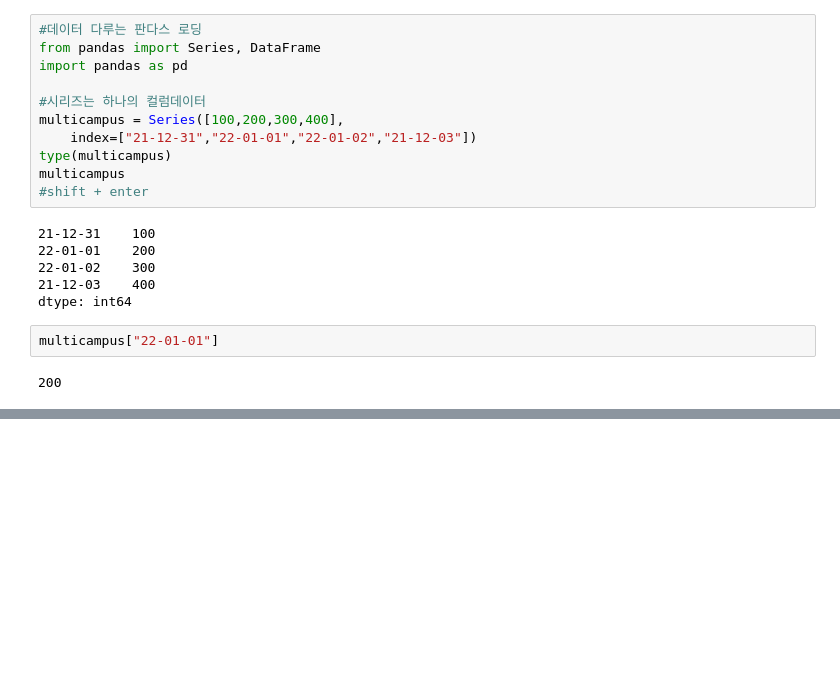
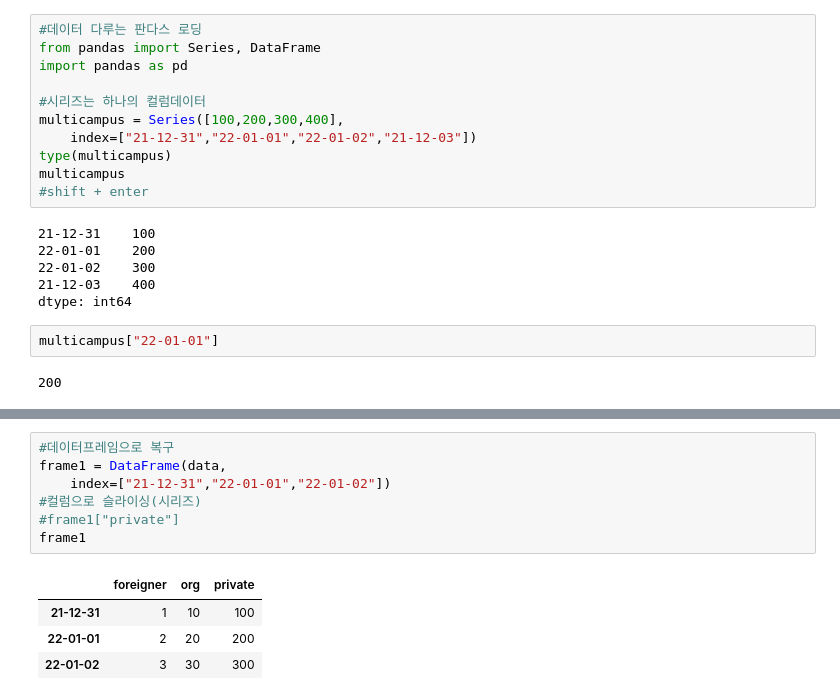
Before and after one commit to papasmf1/python1228, a Jupyter notebook: DemoPandas2.ipynb, the cells around one changed output, grey strips where cells are left out. Drawn from its saved outputs; the diff is of its cells as text; blank space fills up the shorter version.

```diff
--- a/DemoPandas2.ipynb
+++ b/DemoPandas2.ipynb
@@ -42,0 +45,12 @@ data
+# %%
+#데이터프레임으로 복구
+frame1 = DataFrame(data,
+    index=["21-12-31","22-01-01","22-01-02"])
+#컬럼으로 슬라이싱(시리즈)
+#frame1["private"]
+frame1
+# %% [output]
+|  | foreigner | org | private |
+| 21-12-31 | 1 | 10 | 100 |
+| 22-01-01 | 2 | 20 | 200 |
+| 22-01-02 | 3 | 30 | 300 |
```
Also changed, not shown: parts of 6 cells of this notebook.
